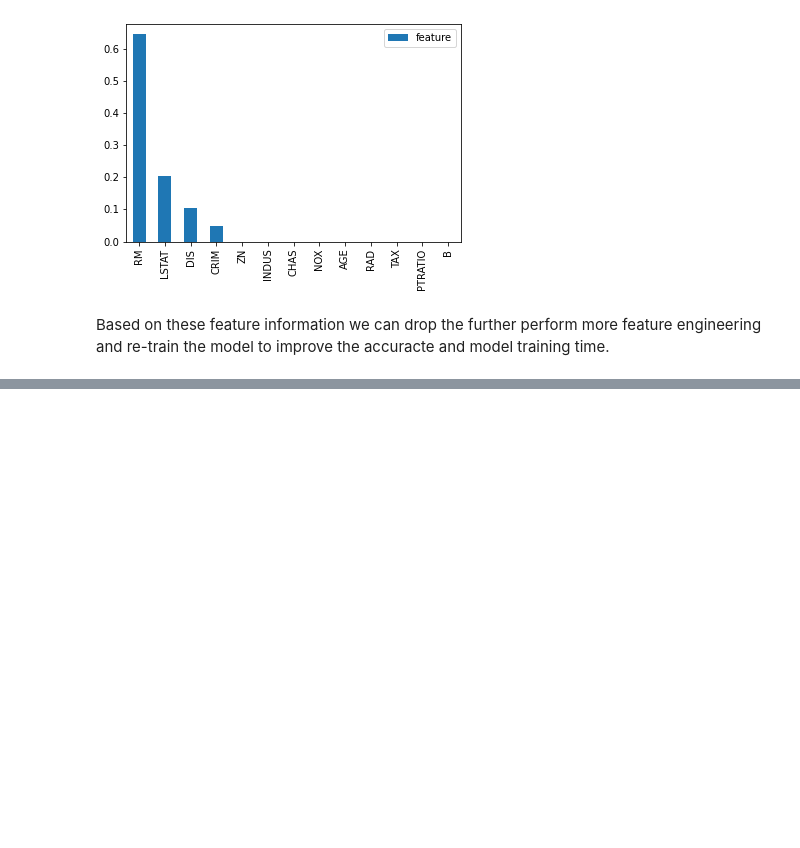
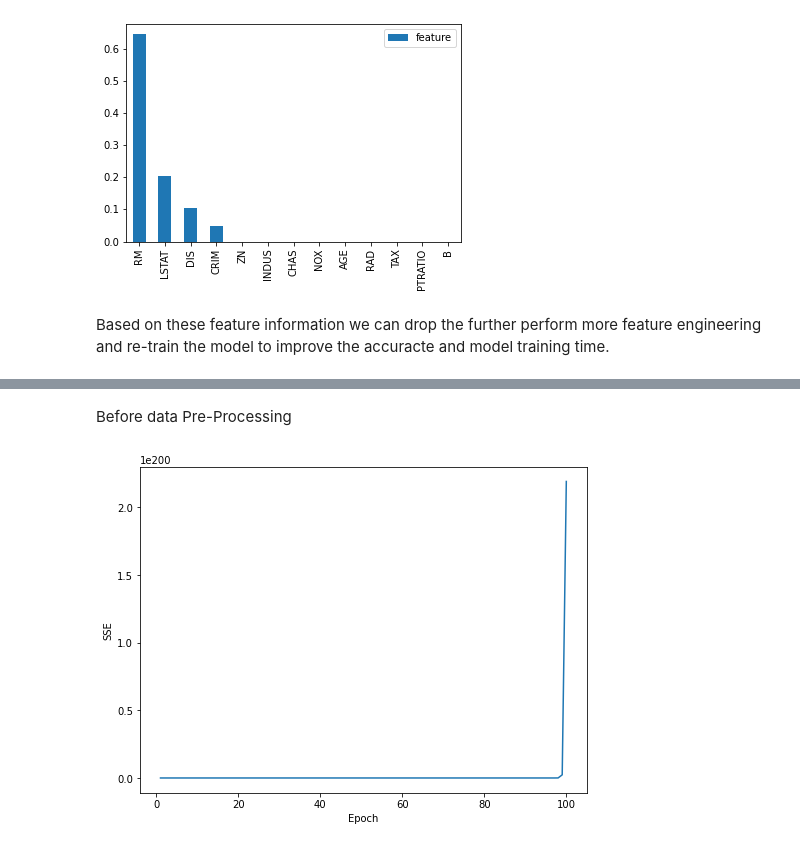
Before and after one commit to nirajramshrestha/MachineLearning, a Jupyter notebook: Boston House Price Prediction/Boston Housing Feature Importance .ipynb, the cells around one changed output, grey strips where cells are left out. Saved outputs shown, nothing was run; the diff lists cells and outputs as text; code cells hidden in the pictures; blank space fills up the shorter version.

```diff
--- a/Boston House Price Prediction/Boston Housing Feature Importance .ipynb
+++ b/Boston House Price Prediction/Boston Housing Feature Importance .ipynb
@@ -126,0 +155,27 @@ Based on these feature information we can drop the further perform more feature
+# %%
+def gradient_descent(X, y):
+    alpha = 0.0001
+    X.shape[1]
+    w_ = np.zeros(1 + X.shape[1])
+    cost_ = []
+    n_=100
+
+    for i in range(n_):
+        y_pred = np.dot(X, w_[1:]) + w_[0]
+        errors = (y - y_pred)
+        w_[1:] += alpha * X.T.dot(errors)
+        w_[0] += alpha * errors.sum()
+
+        cost = (errors**2).sum() / 2.0
+        cost_.append(cost)
+
+    plt.figure(figsize=(8,6))
+    plt.plot(range(1, n_ + 1), cost_);
+    plt.ylabel('SSE');
+    plt.xlabel('Epoch');
+# %% [markdown]
+Before data Pre-Processing
+# %%
+gradient_descent(X,y);
+# %% [output]
+[figure, added]
```
Also changed, not shown: parts of 7 cells of this notebook.
